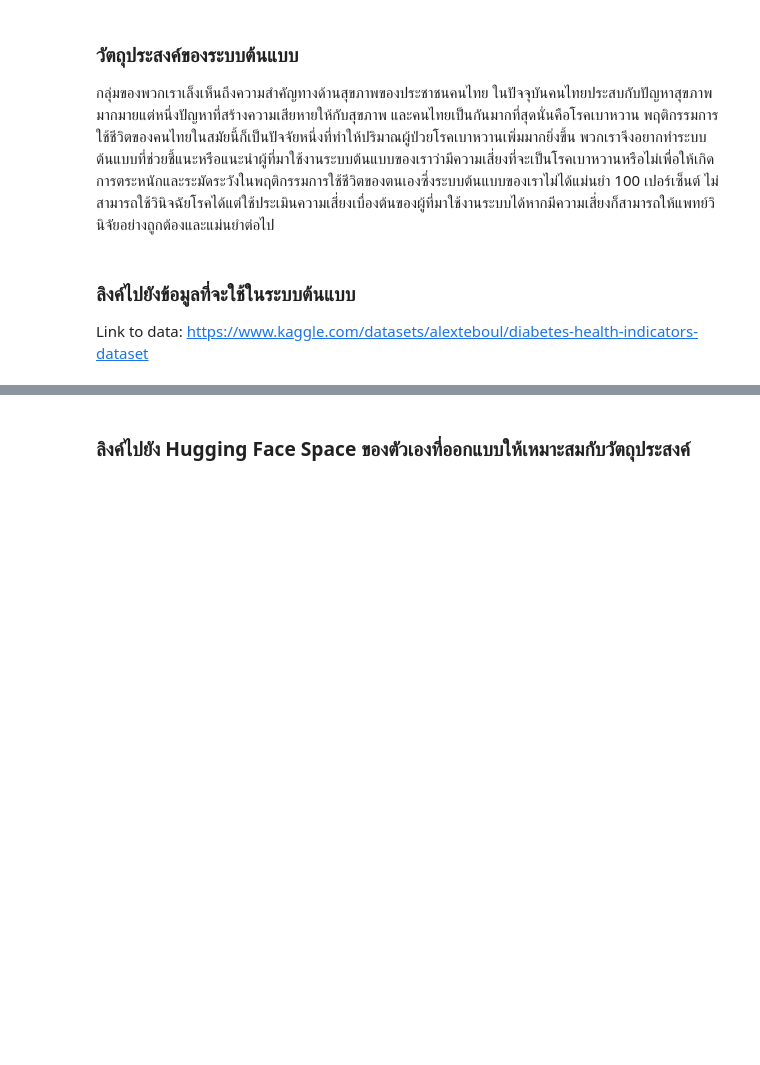
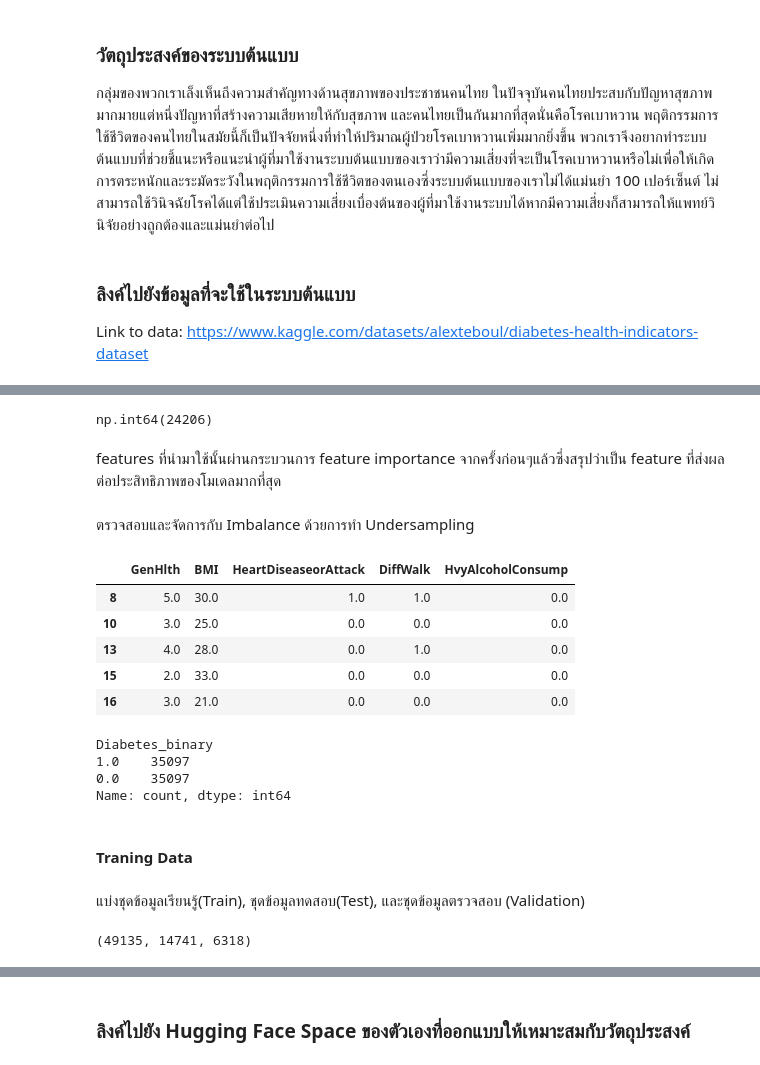
Before and after one commit to thg1rb/MLS-model-deploy, a Jupyter notebook: diabetes.ipynb, the cells around one changed output, grey strips where cells are left out. Drawn from its saved outputs; the diff is of its cells as text; code cells hidden in the pictures; blank space fills up the shorter version.

Commit message:
Add Data Engineer, Training Data, Model Development, and Model Evaluation

```diff
--- a/diabetes.ipynb
+++ b/diabetes.ipynb
@@ -17,0 +44,41 @@ diabetes = pd.read_csv("diabetes_binary_health_indicators_BRFSS2015.csv")
+# %%
+diabetes.duplicated().sum()
+# %% [output]
+np.int64(24206)
+# %%
+diabetes.drop_duplicates(inplace=True)
+# %% [markdown]
+features ที่นำมาใช้นั้นผ่านกระบวนการ feature importance จากครั้งก่อนๆแล้วซึ่งสรุปว่าเป็น feature ที่ส่งผลต่อประสิทธิภาพของโมเดลมากที่สุด
+# %%
+features = ["GenHlth", "BMI", "HeartDiseaseorAttack", "DiffWalk", "HvyAlcoholConsump"]
+
+# features = diabetes.drop("Diabetes_binary", axis=1).columns
+label = "Diabetes_binary"
+# %% [markdown]
+ตรวจสอบและจัดการกับ Imbalance ด้วยการทำ Undersampling
+# %%
+from imblearn.under_sampling import RandomUnderSampler
+resampler = RandomUnderSampler(random_state=1234)
+
+diabetes[features], diabetes[label] = resampler.fit_resample(diabetes[features], diabetes[label])
+diabetes.dropna(inplace=True)
+
+diabetes[features].head()
+# %% [output]
+|  | GenHlth | BMI | HeartDiseaseorAttack | DiffWalk | HvyAlcoholConsump |
+| 8 | 5.0 | 30.0 | 1.0 | 1.0 | 0.0 |
+| 10 | 3.0 | 25.0 | 0.0 | 0.0 | 0.0 |
+| 13 | 4.0 | 28.0 | 0.0 | 1.0 | 0.0 |
+| 15 | 2.0 | 33.0 | 0.0 | 0.0 | 0.0 |
+| 16 | 3.0 | 21.0 | 0.0 | 0.0 | 0.0 |
+# %%
+diabetes.Diabetes_binary.value_counts()
+# %% [output]
+Diabetes_binary
+1.0    35097
+0.0    35097
+Name: count, dtype: int64
+# %% [markdown]
+#### Traning Data
+# %% [markdown]
+แบ่งชุดข้อมูลเรียนรู้(Train), ชุดข้อมูลทดสอบ(Test), และชุดข้อมูลตรวจสอบ (Validation)
@@ -17,0 +90,4 @@ diabetes = pd.read_csv("diabetes_binary_health_indicators_BRFSS2015.csv")
+# %%
+len(train), len(test), len(validation)
+# %% [output]
+(49135, 14741, 6318)
```
Also changed, not shown: parts of 26 cells of this notebook.
